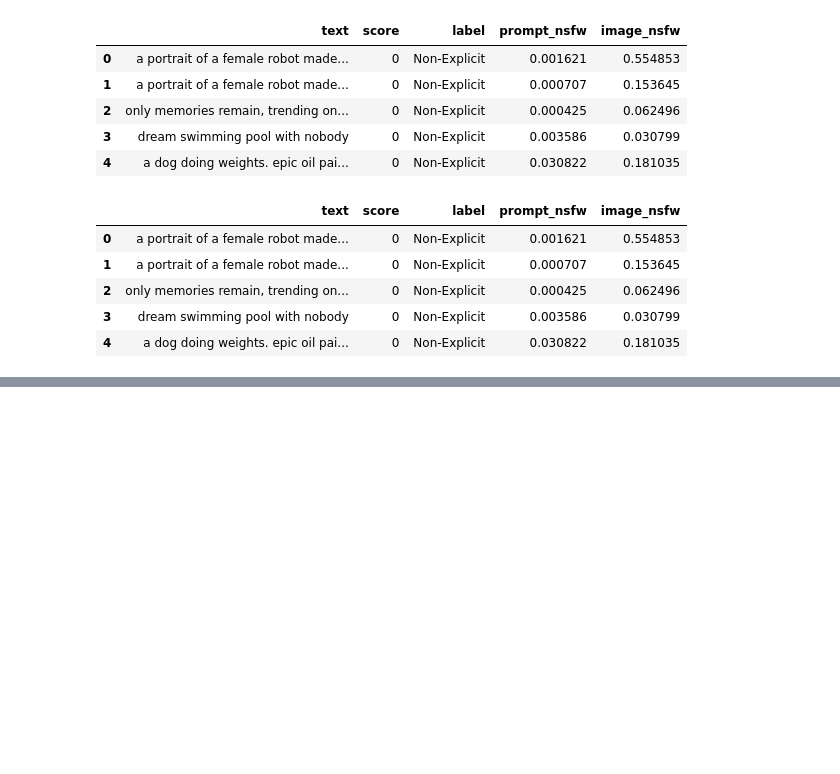
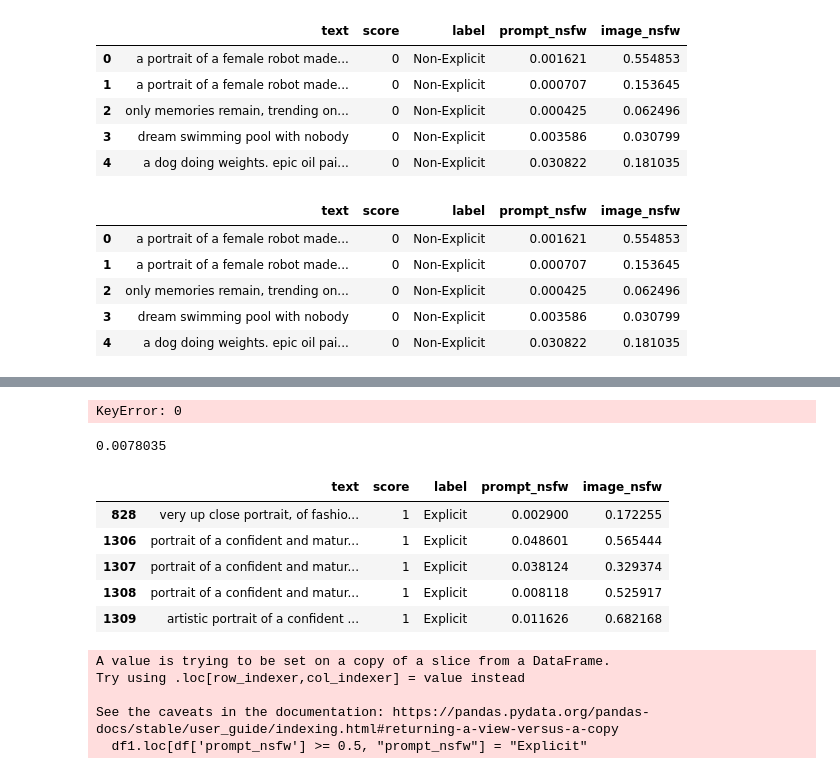
Before and after one commit to budgethp/ML, a Jupyter notebook: Semester 2/Bestonesofar.ipynb, the cells around one changed output, grey strips where cells are left out. Saved outputs shown, nothing was run; the diff lists cells and outputs as text; code cells hidden in the pictures; blank space fills up the shorter version.

```diff
--- a/Semester 2/Bestonesofar.ipynb
+++ b/Semester 2/Bestonesofar.ipynb
@@ -4152,0 +4172,19 @@ dfspecial.head()
+# %%
+explicitones = dfspecial[dfspecial.iloc[:, 2] == "Explicit"]
+for i in range(len(explicitones)):
+    print(explicitones.loc[i][0])
+# %% [output]
+KeyError: 0
+# %%
+print(15607/2000000)
+# %% [output]
+0.0078035
+# %%
+explicitones.head()
+# %% [output]
+|  | text | score | label | prompt_nsfw | image_nsfw |
+| 828 | very up close portrait, of fashio... | 1 | Explicit | 0.002900 | 0.172255 |
+| 1306 | portrait of a confident and matur... | 1 | Explicit | 0.048601 | 0.565444 |
+| 1307 | portrait of a confident and matur... | 1 | Explicit | 0.038124 | 0.329374 |
+| 1308 | portrait of a confident and matur... | 1 | Explicit | 0.008118 | 0.525917 |
+| 1309 | artistic portrait of a confident ... | 1 | Explicit | 0.011626 | 0.682168 |
@@ -4152,0 +4193,10 @@ dfspecial.head()
+# %%
+df1 = df[:1000]
+df1.loc[df['prompt_nsfw'] >= 0.5, "prompt_nsfw"] = "Explicit"
+df1.loc[df['prompt_nsfw']  < 0.5, "prompt_nsfw"] = "Non-Explicit"
+# %% [output]
+A value is trying to be set on a copy of a slice from a DataFrame.
+Try using .loc[row_indexer,col_indexer] = value instead
+
+See the caveats in the documentation: https://pandas.pydata.org/pandas-docs/stable/user_guide/indexing.html#returning-a-view-versus-a-copy
+  df1.loc[df['prompt_nsfw'] >= 0.5, "prompt_nsfw"] = "Explicit"
```
Also changed, not shown: parts of 13 cells of this notebook.
